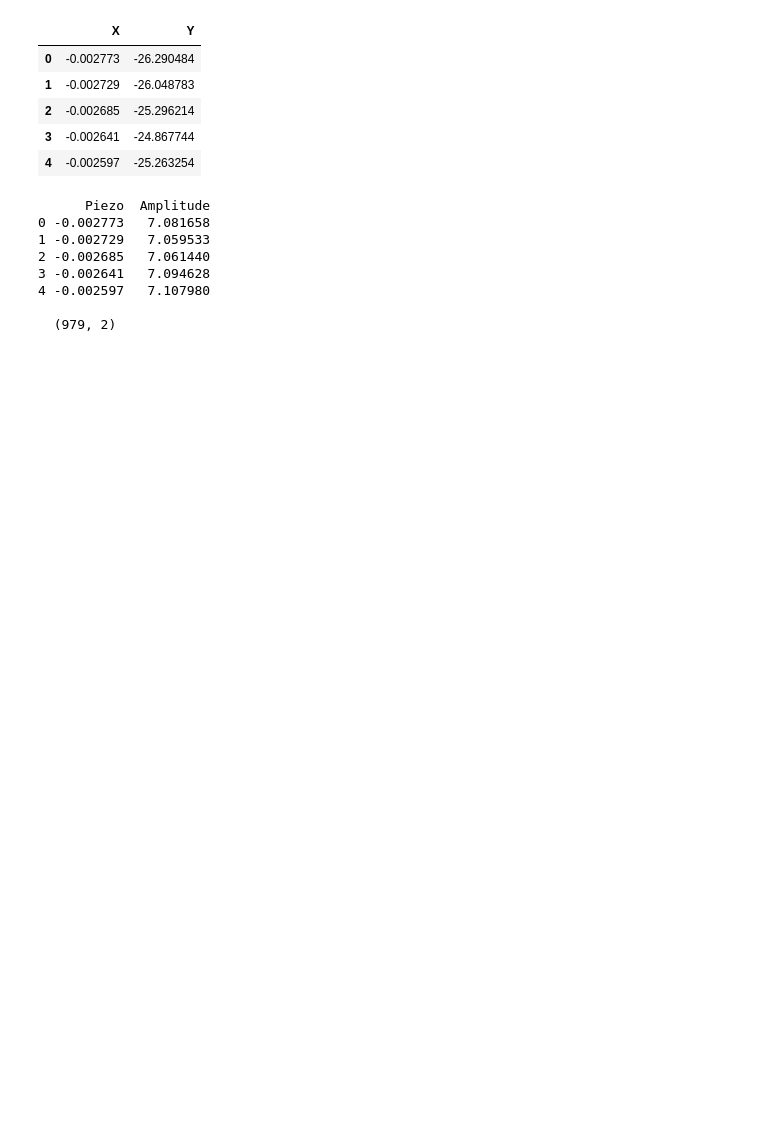
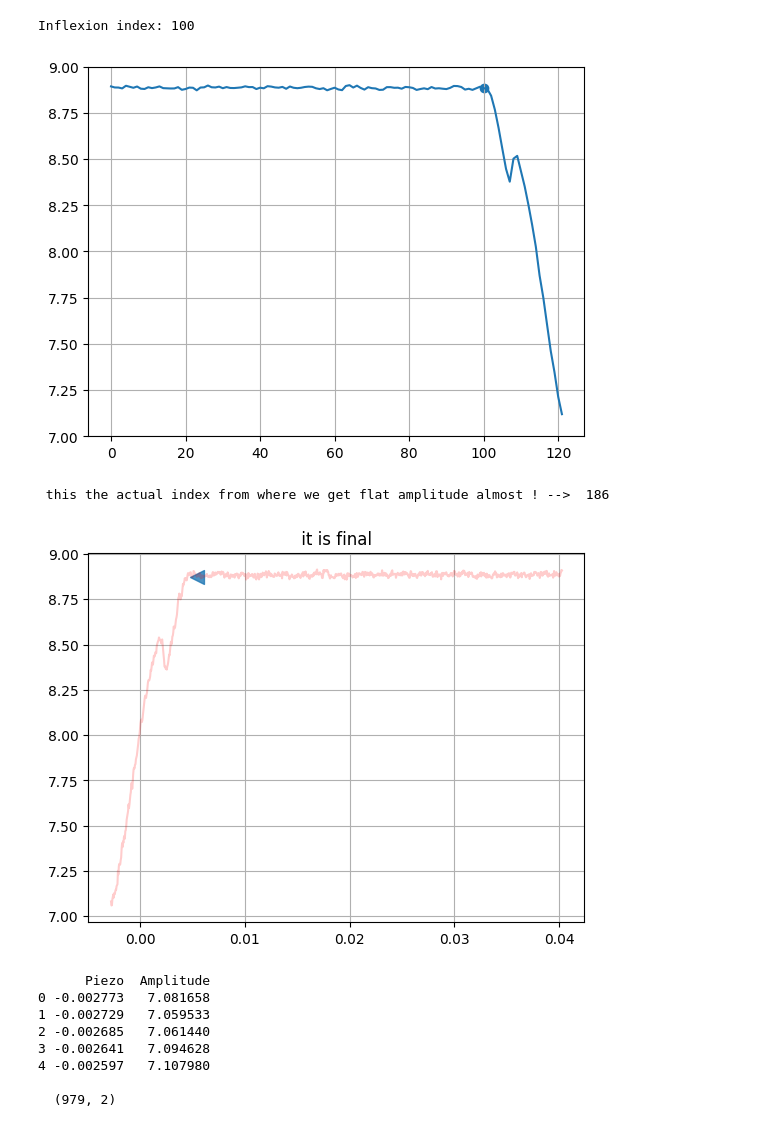
Before and after one commit to mohdrafik/python-codes-projects, a Jupyter notebook: process_plot_data.ipynb, the cells around one changed output. Saved outputs shown, nothing was run; the diff lists cells and outputs as text; code cells hidden in the pictures; blank space fills up the shorter version.

```diff
--- a/process_plot_data.ipynb
+++ b/process_plot_data.ipynb
@@ -248,10 +255,40 @@ end dat pints =
+# %%
+ # plot --> To have a rough idea --- it works or not --->
+inflexion_index_afterAverage   = inflexion_After_avg
+y_scatter_indexforavg = list_avg[inflexion_index_afterAverage]
+print("Inflexion index:", inflexion_index_afterAverage)
+plt.plot(list_avg)
+plt.scatter(inflexion_index_afterAverage,y_scatter_indexforavg)
+plt.grid()
+plt.ylim([7,9])
+plt.show()
+
+
+# below I will calculate the actual inflexion point with the original index of the ampdf.
+# <---------------- now Calculate the original index for that resversed Array and then conver back that point in Straight array also ---->
+inflexion_index_afterAverage_startZero =  inflexion_index_afterAverage-1
+index_Actual_reverseArray = ((inflexion_index_afterAverage_startZero+ 1)* avg_window) - avg_window + 1
+rows_ampdfAmp = data_endamp # ampdfAmplitudeColumn.shape # <-- num of rows
+# print("size of the ampdf[\"Amplitude\"] ", ampdfAmplitudeColumn.shape)
+index_Actual_Array = rows_ampdfAmp - index_Actual_reverseArray + 1
+final_Actual_index =  index_Actual_Array -1
+
+print(" this the actual index from where we get flat amplitude almost ! --> ",final_Actual_index)
+# main plot and inflexion point w.r.to main data
+y_actual = ampdfAmplitudeColumn[final_Actual_index]
+x_scatter = ampdfPiezoColumn[final_Actual_index]
+# plt.figure
+plt.plot(ampdfPiezoColumn,ampdfAmplitudeColumn,'-r',alpha=0.2)
+plt.scatter(x_scatter,y_actual,marker ='<',s=100,alpha=0.8,label='Data(nm)')
+plt.title(" it is final ")
+plt.grid()
+plt.show()
+# %% [output]
+Inflexion index: 100
+[figure, added]
+ this the actual index from where we get flat amplitude almost ! -->  186
+[figure, added]
 # %%
-phasedf.head()
+# phasedf.head()
+# print(ampdf.head())
-# %% [output]
-|  | X | Y |
-| 0 | -0.002773 | -26.290484 |
-| 1 | -0.002729 | -26.048783 |
-| 2 | -0.002685 | -25.296214 |
-| 3 | -0.002641 | -24.867744 |
-| 4 | -0.002597 | -25.263254 |
 # %%
```
Also changed, not shown: parts of 20 cells of this notebook.
